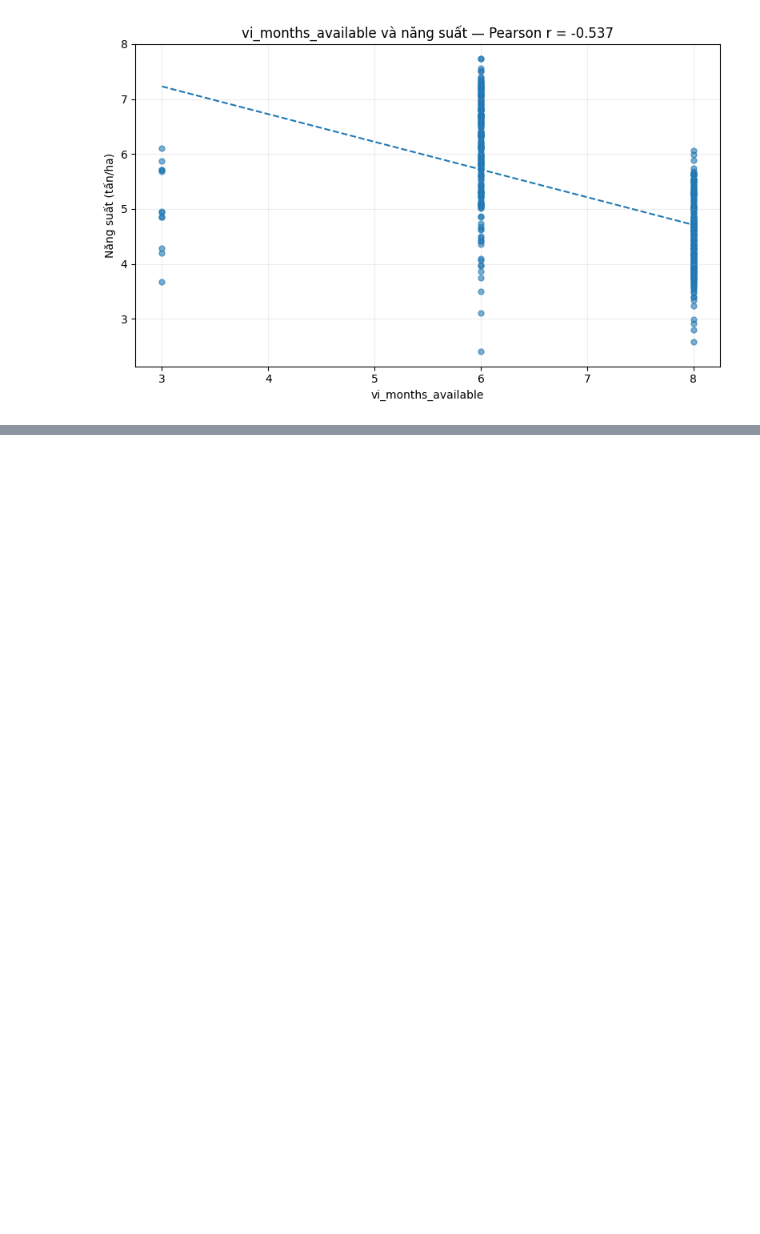
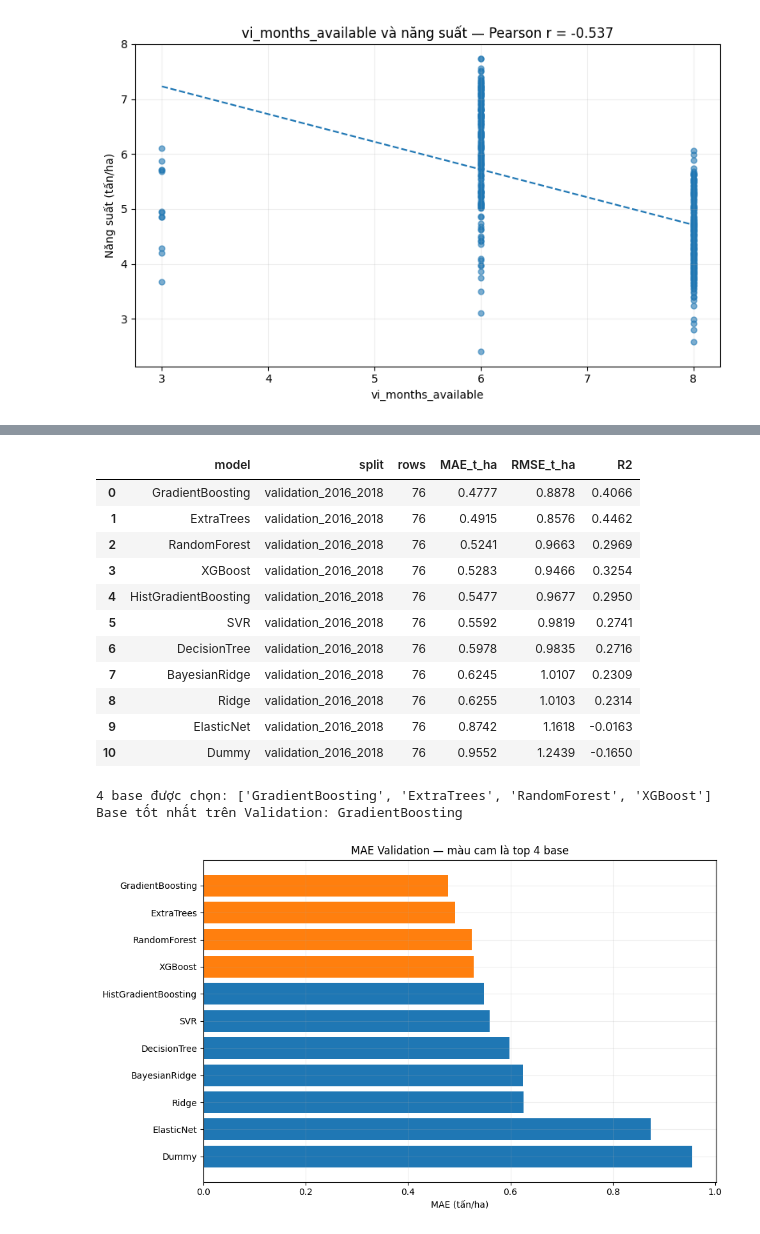
Before and after one commit to tuan-205/rice_yield_estimation, a Jupyter notebook: notebook/ensemble_training_rice_yield.ipynb, the cells around one changed output, grey strips where cells are left out. Drawn from its saved outputs; the diff is of its cells as text; code cells hidden in the pictures; blank space fills up the shorter version.

Commit message:
Compare eleven base regressors, top-four Ridge stacking and CatBoost

```diff
--- a/notebook/ensemble_training_rice_yield.ipynb
+++ b/notebook/ensemble_training_rice_yield.ipynb
@@ -74,11 +83,11 @@ folders = [Path.cwd().resolve(), *Path.cwd().resolve().parents]
 PROJECT_ROOT = next((folder for folder in folders
     if (folder / 'data' / 'processed' / DATA_FILENAME).is_file()), None)
 if PROJECT_ROOT is None:
-    raise FileNotFoundError('Hãy chạy kernel từ thư mục dự án hoặc notebook/ có CSV trong data/processed/.')
+    raise FileNotFoundError('Chạy kernel từ gốc dự án hoặc notebook/; cần CSV trong data/processed/.')
 DATA_FILE = PROJECT_ROOT / 'data' / 'processed' / DATA_FILENAME
-REPORTS_DIR = PROJECT_ROOT / 'reports' / 'catboost'
+REPORTS_DIR = PROJECT_ROOT / 'reports' / 'model_comparison'
 FIGURES_DIR = REPORTS_DIR / 'figures'
-MODELS_DIR = PROJECT_ROOT / 'models' / 'catboost'
+MODELS_DIR = PROJECT_ROOT / 'models' / 'model_comparison'
 for folder in [REPORTS_DIR, FIGURES_DIR, MODELS_DIR]:
     folder.mkdir(parents=True, exist_ok=True)
 
@@ -746,0 +588,35 @@ Kiểm tra lưu/nạp thành công; thứ tự cột và tiền xử lý giữ n
+# %%
+assert list(trained_on_train) == BASE_ORDER
+base_validation_metrics = pd.DataFrame([
+    row for row in metric_rows if row['split'] == 'validation_2016_2018'
+]).sort_values(['MAE_t_ha', 'RMSE_t_ha', 'model']).reset_index(drop=True)
+TOP4 = base_validation_metrics.head(4)['model'].tolist()
+BEST_BASE = TOP4[0]
+assert len(TOP4) == len(set(TOP4)) == 4
+assert set(TOP4).issubset(BASE_ORDER)
+display(base_validation_metrics.round(4))
+print('4 base được chọn:', TOP4)
+print('Base tốt nhất trên Validation:', BEST_BASE)
+
+fig, ax = plt.subplots(figsize=(10, 6))
+plot_data = base_validation_metrics.iloc[::-1]
+ax.barh(plot_data['model'], plot_data['MAE_t_ha'],
+        color=['tab:orange' if name in TOP4 else 'tab:blue' for name in plot_data['model']])
+ax.set(title='MAE Validation — màu cam là top 4 base', xlabel='MAE (tấn/ha)')
+plt.tight_layout(); save_fig('08_base_validation_mae.png'); plt.show()
+# %% [output]
+|  | model | split | rows | MAE_t_ha | RMSE_t_ha | R2 |
+| 0 | GradientBoosting | validation_2016_2018 | 76 | 0.4777 | 0.8878 | 0.4066 |
+| 1 | ExtraTrees | validation_2016_2018 | 76 | 0.4915 | 0.8576 | 0.4462 |
+| 2 | RandomForest | validation_2016_2018 | 76 | 0.5241 | 0.9663 | 0.2969 |
+| 3 | XGBoost | validation_2016_2018 | 76 | 0.5283 | 0.9466 | 0.3254 |
+| 4 | HistGradientBoosting | validation_2016_2018 | 76 | 0.5477 | 0.9677 | 0.2950 |
+| 5 | SVR | validation_2016_2018 | 76 | 0.5592 | 0.9819 | 0.2741 |
+| 6 | DecisionTree | validation_2016_2018 | 76 | 0.5978 | 0.9835 | 0.2716 |
+| 7 | BayesianRidge | validation_2016_2018 | 76 | 0.6245 | 1.0107 | 0.2309 |
+| 8 | Ridge | validation_2016_2018 | 76 | 0.6255 | 1.0103 | 0.2314 |
+| 9 | ElasticNet | validation_2016_2018 | 76 | 0.8742 | 1.1618 | -0.0163 |
+| 10 | Dummy | validation_2016_2018 | 76 | 0.9552 | 1.2439 | -0.1650 |
+4 base được chọn: ['GradientBoosting', 'ExtraTrees', 'RandomForest', 'XGBoost']
+Base tốt nhất trên Validation: GradientBoosting
+[figure, added]
```
Also changed, not shown: parts of 69 cells of this notebook, 28 other files.
